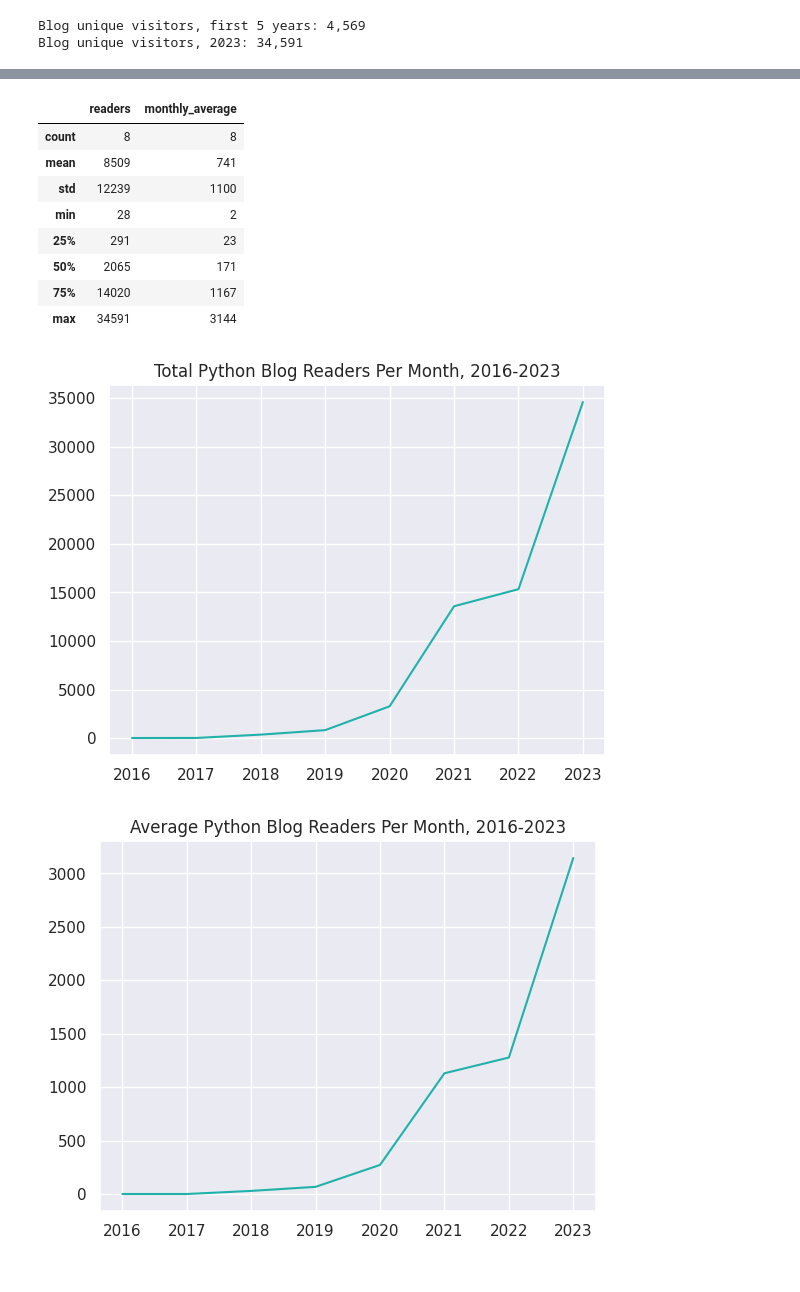
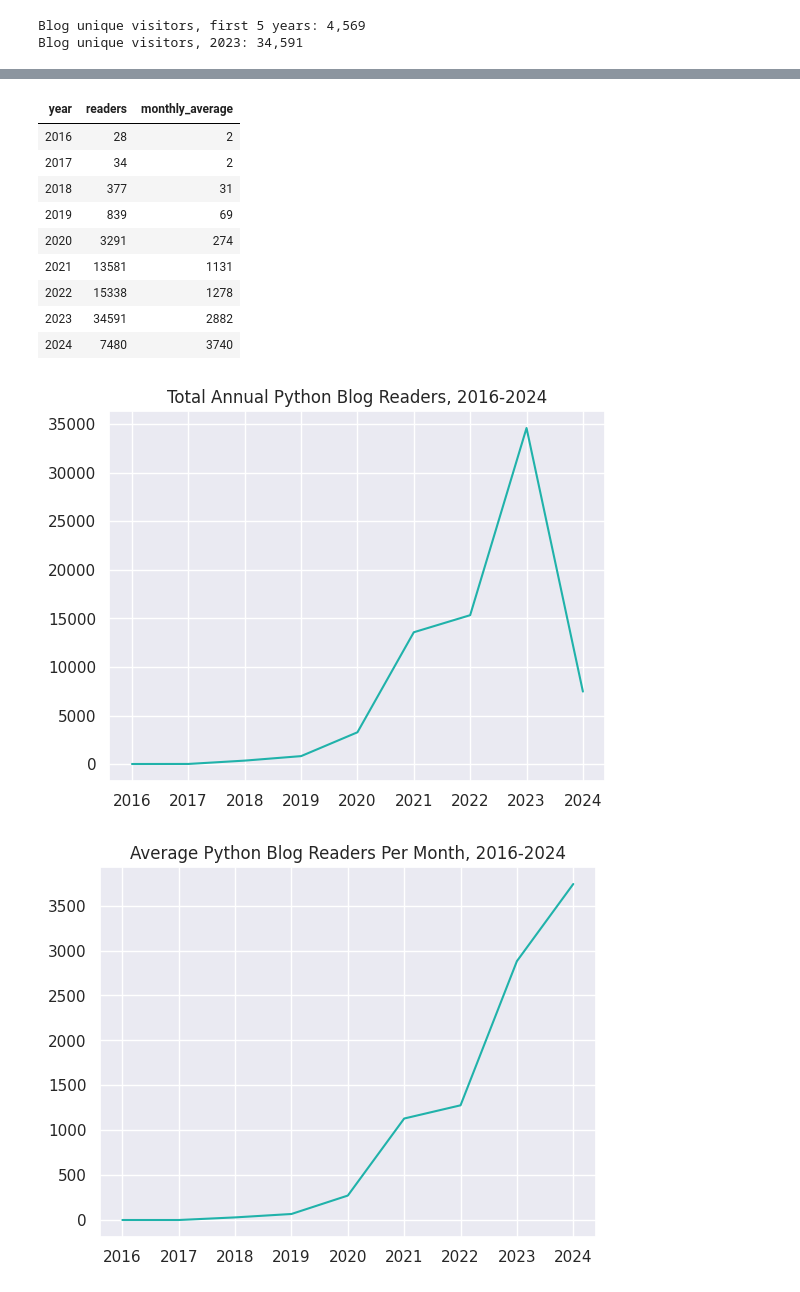
Before and after one commit to erickbytes/lofipy, a Jupyter notebook: Python Blog Readers Analysis 2016-2024.ipynb, the cells around one changed output, grey strips where cells are left out. Saved outputs shown, nothing was run; the diff lists cells and outputs as text; code cells hidden in the pictures.

Commit message:
updated charts for Feb. 2024

```diff
--- a/Python Blog Readers Analysis 2016-2024.ipynb
+++ b/Python Blog Readers Analysis 2016-2024.ipynb
@@ -122,6 +122,7 @@ unique_readers = {
     },
     "2024": {
         "Jan": 4380,
+        "Feb": 3100
     },
 }
 pprint.pprint(unique_readers, sort_dicts=False)
@@ -181,7 +182,7 @@ print(f"Blog unique visitors, 2023: {sum(unique_readers['2023'].values()):,}")
 Blog unique visitors, first 5 years: 4,569
 Blog unique visitors, 2023: 34,591
 # %%
-years = ["2016", "2017", "2018", "2019", "2020", "2021", "2022", "2023"]
+years = ["2016", "2017", "2018", "2019", "2020", "2021", "2022", "2023", "2024"]
 counts = [(year, sum(unique_readers[year].values())) for year in years]
 print("Python Blog Unique Visitors All-Time")
 counts
@@ -200,38 +202,39 @@ Python Blog Unique Visitors All-Time
 readers = pd.DataFrame(counts, columns=["year", "readers"])
 readers["monthly_average"] = readers.readers.apply(lambda num: int(num / 12))
 # Modify current year average to # of months in 2023 so far.
-ytd_readers = sum(unique_readers["2023"].values())
-readers.loc[7, "monthly_average"] = int(ytd_readers / 11)
-readers.describe().astype(int)
+ytd_readers = sum(unique_readers["2024"].values())
+readers.loc[8, "monthly_average"] = int(ytd_readers / 2)
+readers.style.hide()
 # %% [output]
-|  | readers | monthly_average |
-| count | 8 | 8 |
-| mean | 8509 | 741 |
-| std | 12239 | 1100 |
-| min | 28 | 2 |
-| 25% | 291 | 23 |
-| 50% | 2065 | 171 |
-| 75% | 14020 | 1167 |
-| max | 34591 | 3144 |
+| year | readers | monthly_average |
+| 2016 | 28 | 2 |
+| 2017 | 34 | 2 |
+| 2018 | 377 | 31 |
+| 2019 | 839 | 69 |
+| 2020 | 3291 | 274 |
+| 2021 | 13581 | 1131 |
+| 2022 | 15338 | 1278 |
+| 2023 | 34591 | 2882 |
+| 2024 | 7480 | 3740 |
 # %%
 # Change color of line to "light seagreen".
 ax = readers.readers.plot.line(
-    title="Total Python Blog Readers Per Month, 2016-2023", color="#20B2AA"
+    title="Total Annual Python Blog Readers, 2016-2024", color="#20B2AA"
 )
 years = ["axis filler"] + list(readers.year)
 ax.set_xticklabels(years)
 plt.show()
 # %% [output]
-[figure, old version]
+[figure, new version]
 # %%
 ax = readers.monthly_average.plot.line(
-    title="Average Python Blog Readers Per Month, 2016-2023", color="#20B2AA"
+    title="Average Python Blog Readers Per Month, 2016-2024", color="#20B2AA"
 )
 years = ["axis filler"] + list(readers.year)
 ax.set_xticklabels(years)
 plt.show()
 # %% [output]
-[figure, old version]
+[figure, new version]
 # %%
 print("Migrating my blog to a Cloudflare pages free plan saved $48 per year vs. Wordpress Personal plan.")
 three_years_ago = readers.at[4, "monthly_average"]
```
Also changed, not shown: parts of 5 cells of this notebook.
